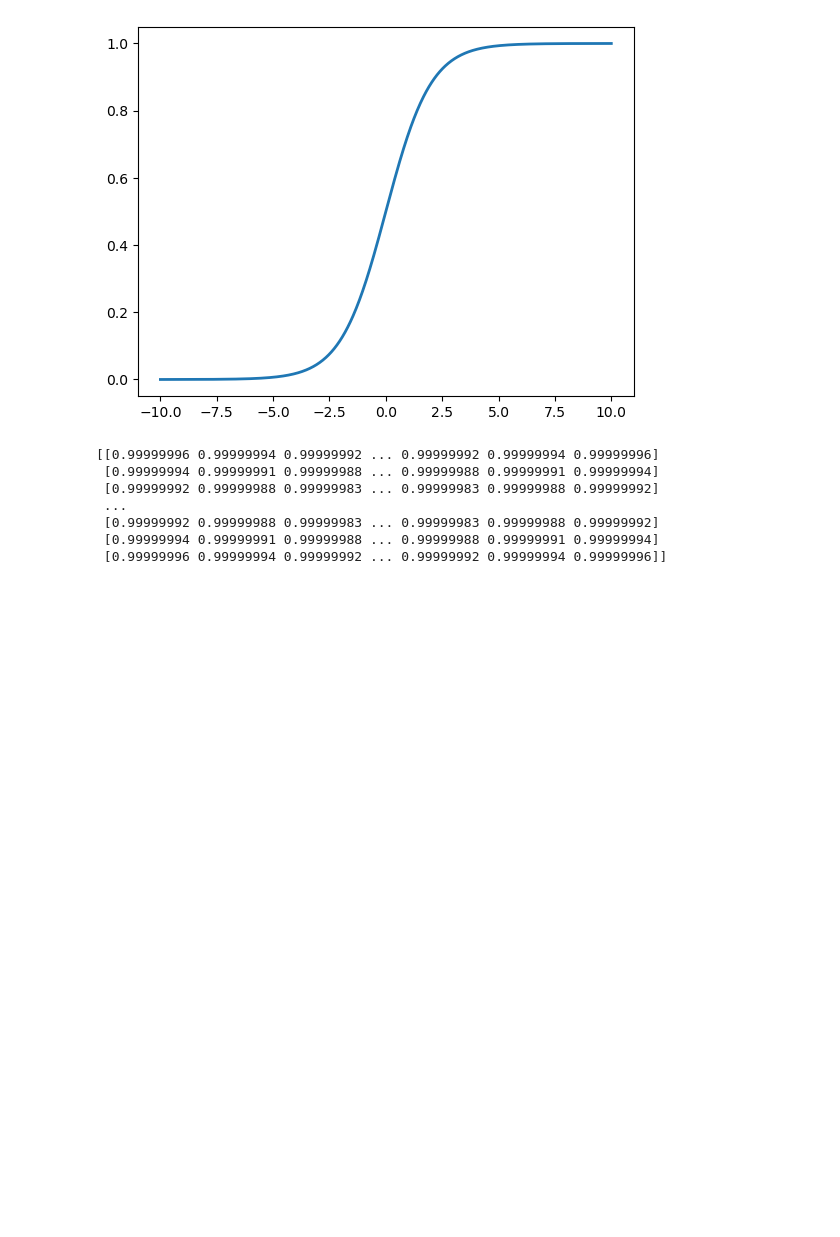
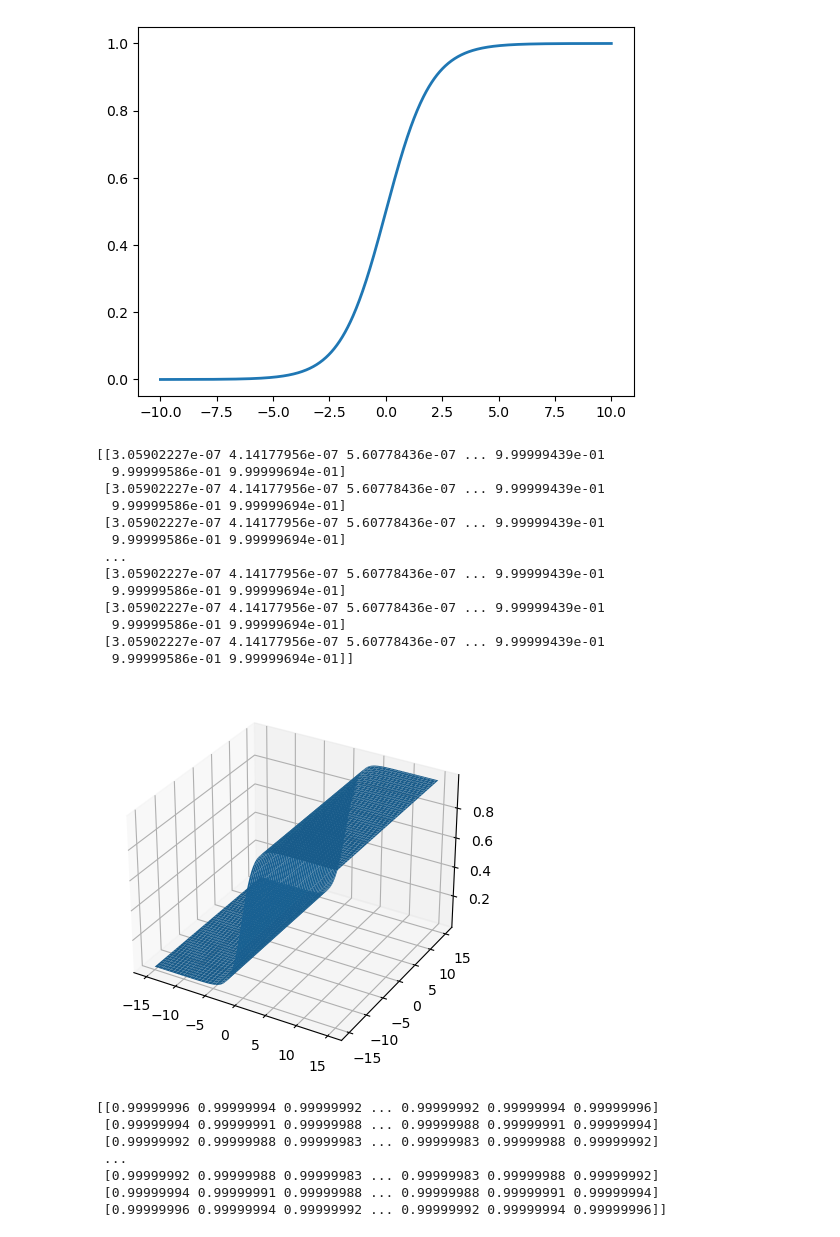
Before and after one commit to colamini/Blog, a Jupyter notebook: articles/数学基础/常见函数方程及其图像.ipynb, the cells around one changed output. Drawn from its saved outputs; the diff is of its cells as text; code cells hidden in the pictures; blank space fills up the shorter version.

```diff
--- a/articles/数学基础/常见函数方程及其图像.ipynb
+++ b/articles/数学基础/常见函数方程及其图像.ipynb
@@ -154,6 +154,43 @@ plt.plot(x, y, linewidth=2.0)
 plt.show()
 # %% [output]
 [figure]
+# %%
+import matplotlib.pyplot as plt
+from matplotlib import cm
+import numpy as np
+import pandas as pd
+
+
+X1_new = np.linspace(-15, 15, 100)
+X2_new = np.linspace(-15, 15, 100)
+X1_new, X2_new = np.meshgrid(X1_new, X2_new)
+
+
+Y = 1 / (1 + pow(np.e, -X1_new))
+
+print(Y)
+# Plot the surface
+fig, ax = plt.subplots(subplot_kw={"projection": "3d"})
+
+# ax.plot_trisurf(X1_new, X2_new, Y)
+ax.plot_surface(X1_new, X2_new, Y)
+
+plt.show()
+# %% [output]
+[[3.05902227e-07 4.14177956e-07 5.60778436e-07 ... 9.99999439e-01
+  9.99999586e-01 9.99999694e-01]
+ [3.05902227e-07 4.14177956e-07 5.60778436e-07 ... 9.99999439e-01
+  9.99999586e-01 9.99999694e-01]
+ [3.05902227e-07 4.14177956e-07 5.60778436e-07 ... 9.99999439e-01
+  9.99999586e-01 9.99999694e-01]
+ ...
+ [3.05902227e-07 4.14177956e-07 5.60778436e-07 ... 9.99999439e-01
+  9.99999586e-01 9.99999694e-01]
+ [3.05902227e-07 4.14177956e-07 5.60778436e-07 ... 9.99999439e-01
+  9.99999586e-01 9.99999694e-01]
+ [3.05902227e-07 4.14177956e-07 5.60778436e-07 ... 9.99999439e-01
+  9.99999586e-01 9.99999694e-01]]
+[figure, added]
 # %%
 import matplotlib.pyplot as plt
 from matplotlib import cm
```
Also changed, not shown: 5 other files.
